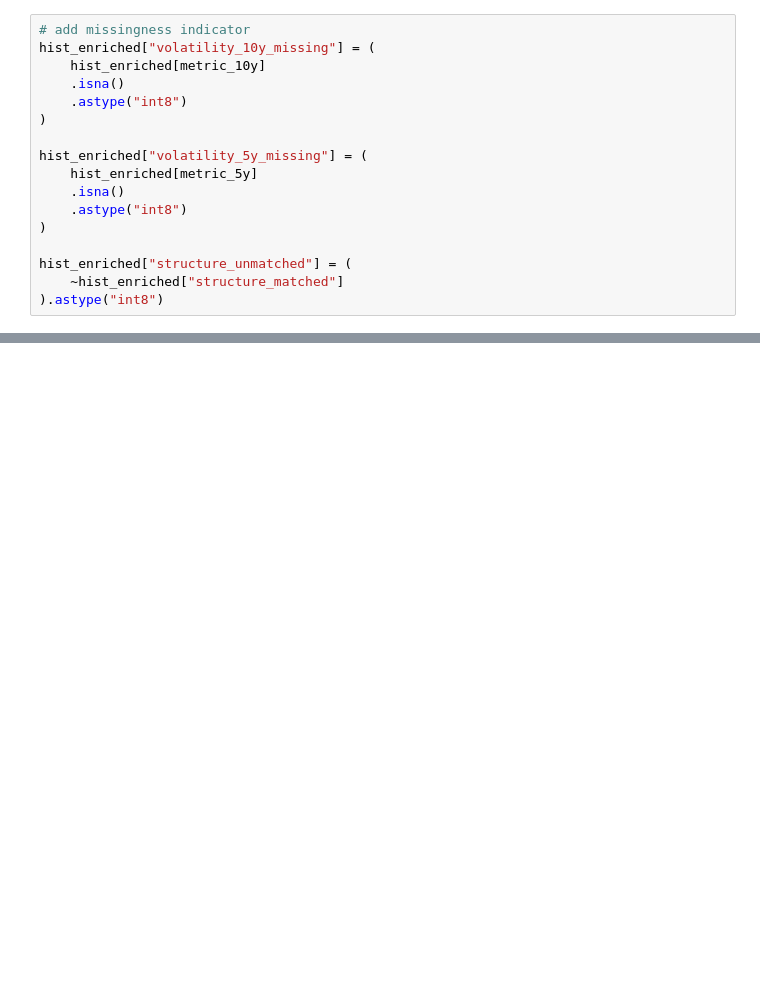
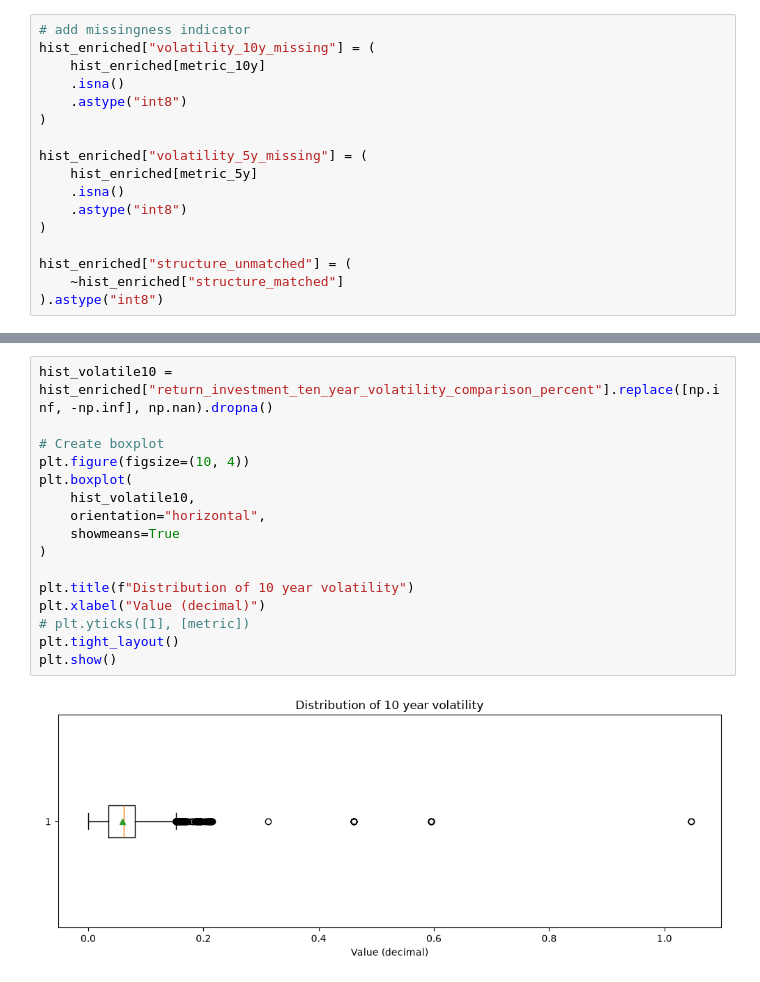
Before and after one commit to terra9/superannuation-performance-early-warning, a Jupyter notebook: notebooks/apra_data_audit.ipynb, the cells around one changed output, grey strips where cells are left out. Cells and saved outputs as stored; diff of their text form; blank space fills up the shorter version.

```diff
--- a/notebooks/apra_data_audit.ipynb
+++ b/notebooks/apra_data_audit.ipynb
@@ -2577,0 +2606,18 @@ hist_enriched["structure_unmatched"] = (
+# %%
+hist_volatile10 = hist_enriched["return_investment_ten_year_volatility_comparison_percent"].replace([np.inf, -np.inf], np.nan).dropna()
+
+# Create boxplot
+plt.figure(figsize=(10, 4))
+plt.boxplot(
+    hist_volatile10,
+    orientation="horizontal",
+    showmeans=True
+)
+
+plt.title(f"Distribution of 10 year volatility")
+plt.xlabel("Value (decimal)")
+# plt.yticks([1], [metric])
+plt.tight_layout()
+plt.show()
+# %% [output]
+[figure, added]
```
Also changed, not shown: parts of 43 cells of this notebook.
